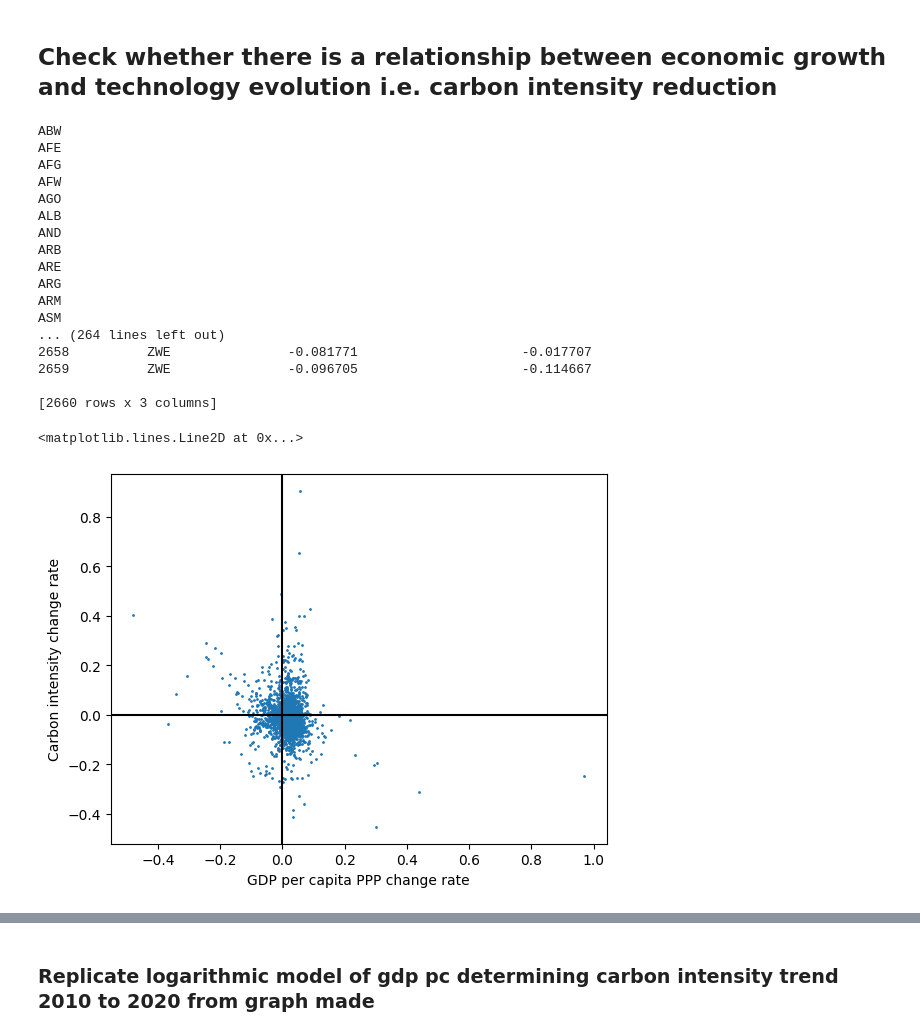
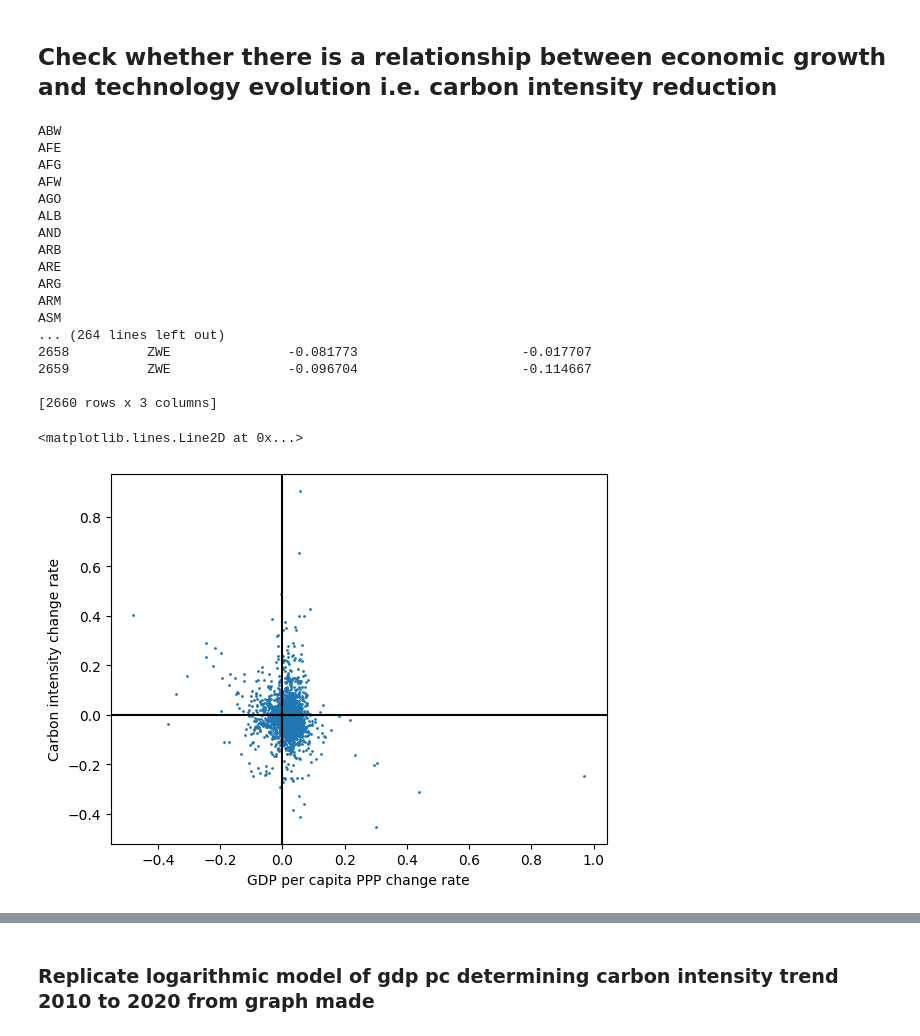
Before and after one commit to yannickoswald/convergence, a Jupyter notebook: first_data_explorations.ipynb, the cells around one changed output, grey strips where cells are left out. Drawn from its saved outputs; the diff is of its cells as text; code cells hidden in the pictures.

```diff
--- a/first_data_explorations.ipynb
+++ b/first_data_explorations.ipynb
@@ -132,7 +132,7 @@ Text(0, 0.5, 'Carbon intensity (kg CO2 per 2017 dollars)')
 # import gdp_pc_ppp and carbon_intensity into numpy arrays then loop over all countries and compute for gdp per capita and carbon intensity the change rate from year to year from 2010 to 2020
 # import gdp_pc_ppp and carbon_intensity from the csv data file which is not loaded yet into dataframes
 # Importing the data
-gdp_pc_ppp = pd.read_csv('./data/pip_all_data/gdp_pc_ppp.csv')
+gdp_pc_ppp = pd.read_csv('./data/pip_all_data/gdp_pc_ppp.csv', sep=';')
 carbon_intensity = pd.read_csv('./data/pip_all_data/carbon_intensity.csv')
 
 # Assuming 'data' is another DataFrame that contains 'country_code'
@@ -175,36 +175,36 @@ print(all_change_rates_df)
 
 
 # save this dataframe as a csv file
 all_change_rates_df.to_csv('./data/pip_all_data/all_change_rates.csv', index=False)
 
 # plot on a scatterplot gdp change rate against carbon intensity change rate
 plt.scatter(all_change_rates_df['gdp_pc_ppp_change_rate'], all_change_rates_df['carbon_intensity_change_rate'], s=1)
 plt.xlabel('GDP per capita PPP change rate')
 plt.ylabel('Carbon intensity change rate')
 # add a horizontal line at y=0
 plt.axhline(y=0, color='black', linestyle='-')
 # add a vertical line at x=0
 plt.axvline(x=0, color='black', linestyle='-')
 # %% [output]
 ABW
 AFE
 AFG
 AFW
 AGO
 ALB
 AND
 ARB
 ARE
 ARG
 ARM
 ASM
 ... (264 lines left out)
-2658          ZWE               -0.081771                     -0.017707
-2659          ZWE               -0.096705                     -0.114667
+2658          ZWE               -0.081773                     -0.017707
+2659          ZWE               -0.096704                     -0.114667
 
 [2660 rows x 3 columns]
 <matplotlib.lines.Line2D at 0x...>
-[figure, old version]
+[figure, new version]
 # %%
 # Assuming 'data' is another DataFrame that contains 'country_code'
 countries = gdp_pc_ppp['Country Code'].unique()  # Modify as per your actual DataFrame
```
Also changed, not shown: parts of 7 cells of this notebook, 9 other files.
